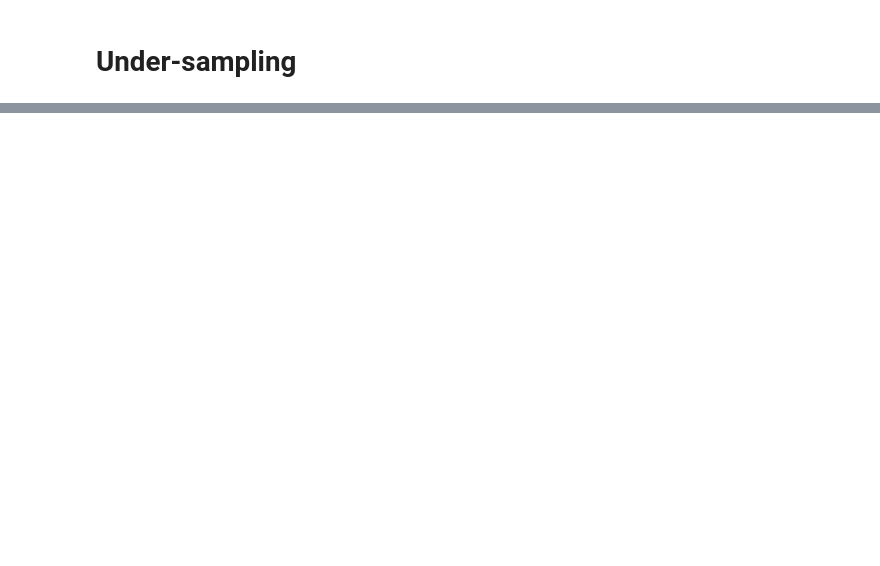
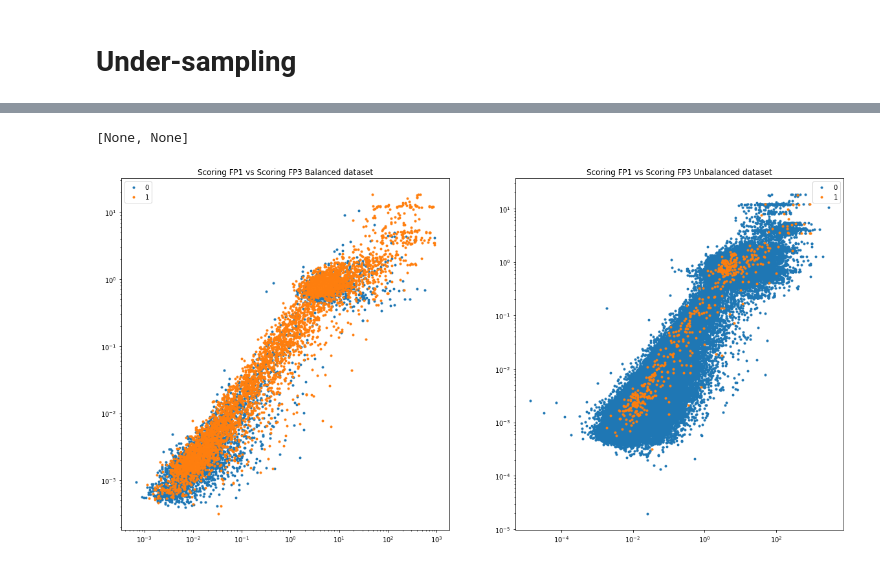
Before and after one commit to juan-kabbali/fraud-detection, a Jupyter notebook: balanced.ipynb, the cells around one changed output, grey strips where cells are left out. Cells and saved outputs as stored; diff of their text form; code cells hidden in the pictures; blank space fills up the shorter version.

```diff
--- a/balanced.ipynb
+++ b/balanced.ipynb
@@ -39,0 +60,26 @@ heatmap = sns.heatmap(balanced_df.corr(), annot=True, cbar=True, cmap=plt.cm.Red
+# %%
+fig, axs = plt.subplots(ncols=2, figsize=(20, 10))
+
+axs[0].plot(balanced_train[balanced_train["flagimpaye"] == 0 ]["scoringfp1"],
+        balanced_train[balanced_train["flagimpaye"] == 0 ]["scoringfp3"], marker='.', linestyle='',
+        label="0")
+axs[0].plot(balanced_train[balanced_train["flagimpaye"] == 1 ]["scoringfp1"],
+        balanced_train[balanced_train["flagimpaye"] == 1 ]["scoringfp3"], marker='.', linestyle='',
+        label="1")
+axs[0].set_title("Scoring FP1 vs Scoring FP3 Balanced dataset")
+
+
+axs[1].plot(df[df["flagimpaye"] == 0 ]["scoringfp1"],
+        df[df["flagimpaye"] == 0 ]["scoringfp3"], marker='.', linestyle='',
+        label="0")
+axs[1].plot(df[df["flagimpaye"] == 1 ]["scoringfp1"],
+        df[df["flagimpaye"] == 1 ]["scoringfp3"], marker='.', linestyle='',
+        label="1")
+axs[1].set_title("Scoring FP1 vs Scoring FP3 Unbalanced dataset")
+
+[ax.legend() for ax in axs ]
+[ax.set_xscale('log') for ax in axs ]
+[ax.set_yscale('log') for ax in axs ]
+# %% [output]
+[None, None]
+[figure, added]
```
Also changed, not shown: parts of 13 cells of this notebook, 1 other file.
